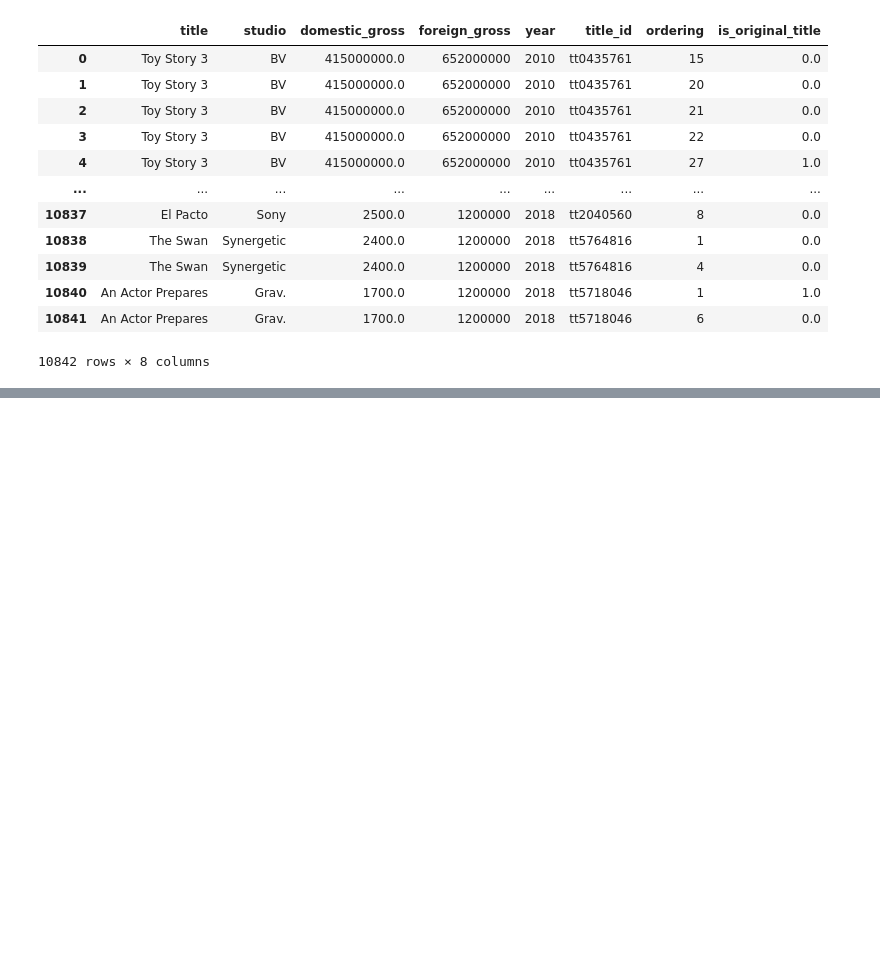
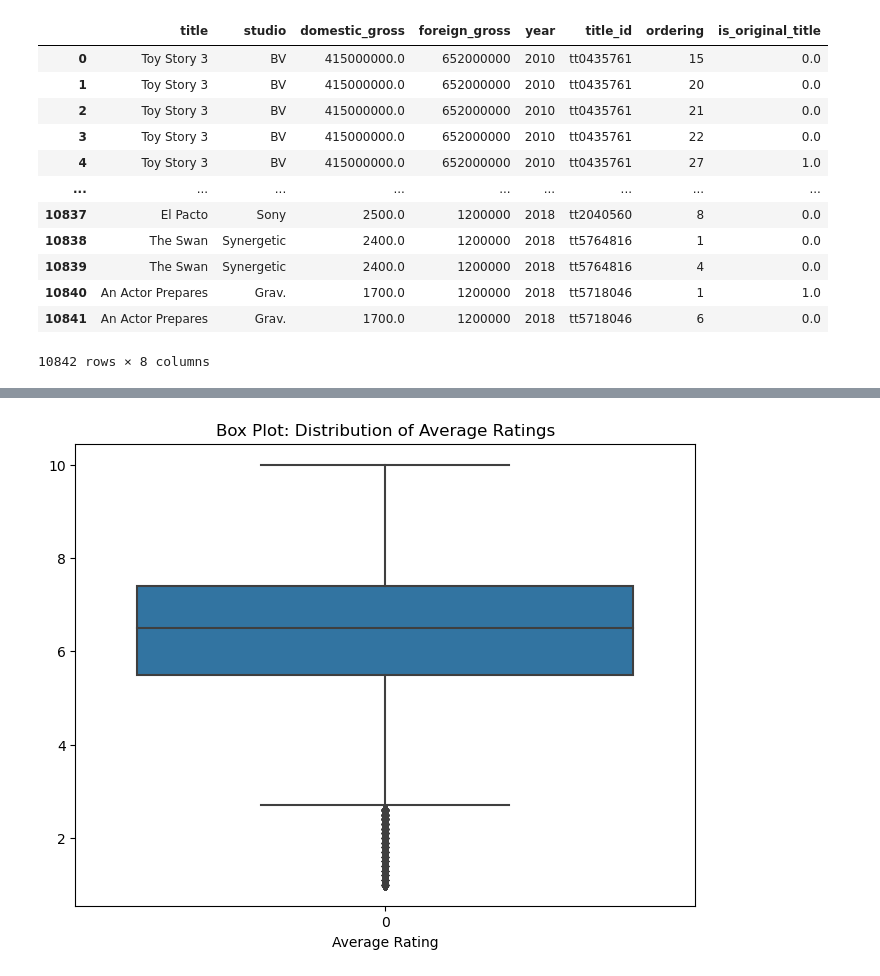
Before and after one commit to celestineolewe/dsc-phase-1-project, a Jupyter notebook: student.ipynb, the cells around one changed output, grey strips where cells are left out. Saved outputs shown, nothing was run; the diff lists cells and outputs as text; code cells hidden in the pictures; blank space fills up the shorter version.

```diff
--- a/student.ipynb
+++ b/student.ipynb
@@ -451,0 +416,4 @@ What else could you do in the future to improve this project?
+# %%
+-
+# %% [output]
+[figure, added]
```
Also changed, not shown: parts of 48 cells of this notebook.
